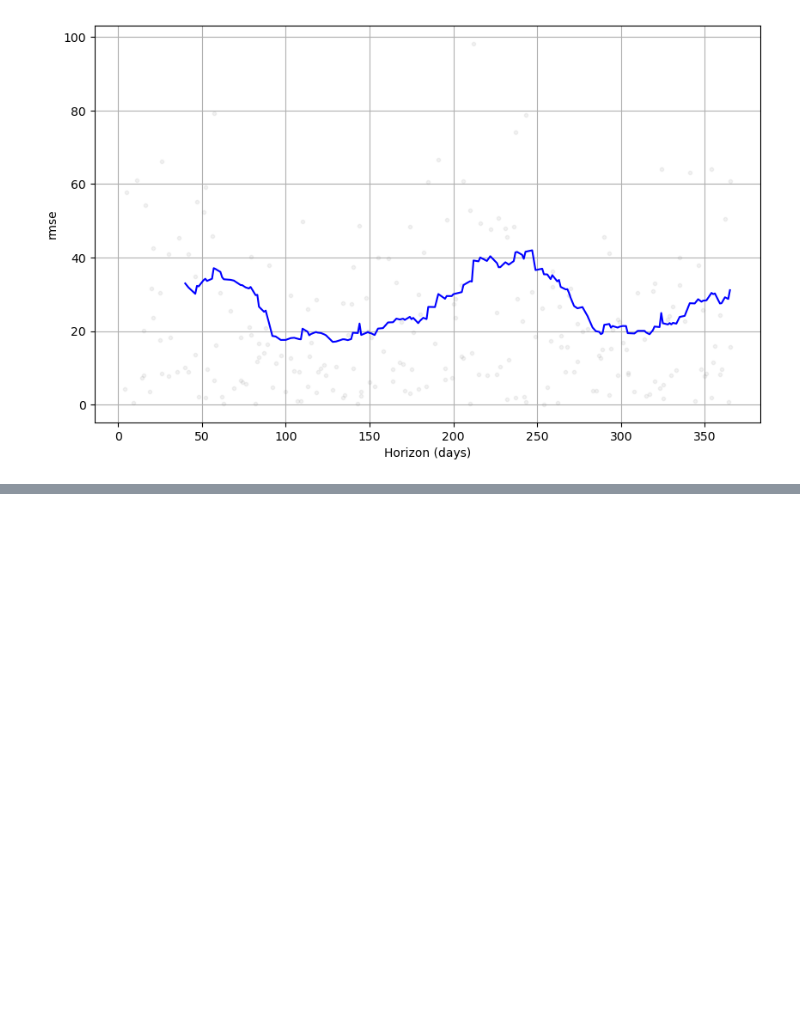
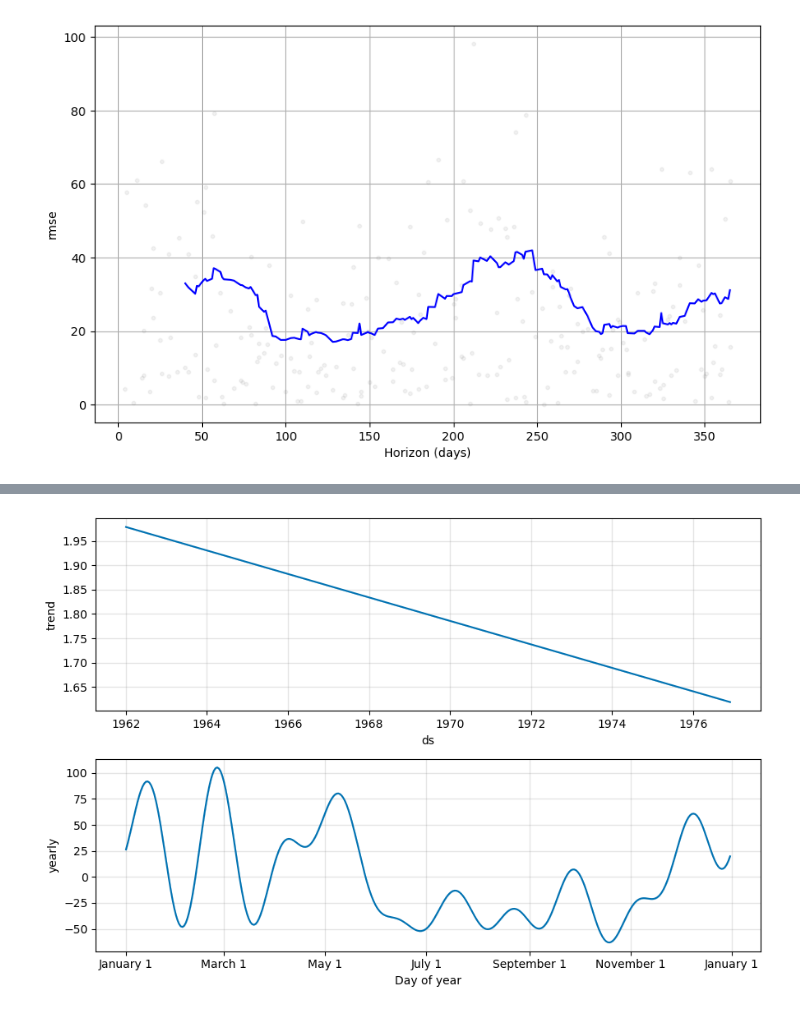
Before and after one commit to orbin123/Machine_Learning, a Jupyter notebook: Time_Series_Analysis/WEEK 2/fbprophet.ipynb, the cells around one changed output, grey strips where cells are left out. Drawn from its saved outputs; the diff is of its cells as text; code cells hidden in the pictures; blank space fills up the shorter version.

```diff
--- a/Time_Series_Analysis/WEEK 2/fbprophet.ipynb
+++ b/Time_Series_Analysis/WEEK 2/fbprophet.ipynb
@@ -227,0 +358,4 @@ plt.show();
+# %%
+model.plot_components(prediction)
+# %% [output]
+[figure, added]
```
Also changed, not shown: parts of 20 cells of this notebook, 4 other files.
